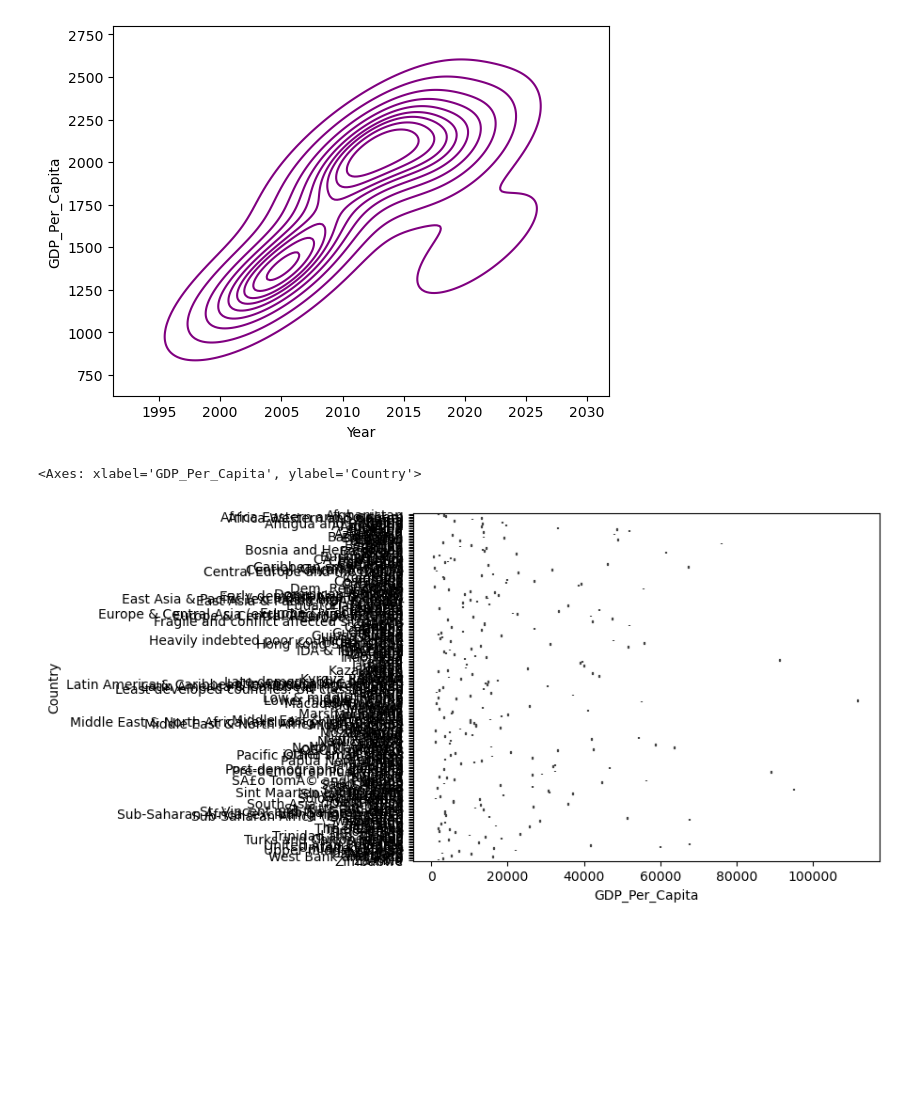
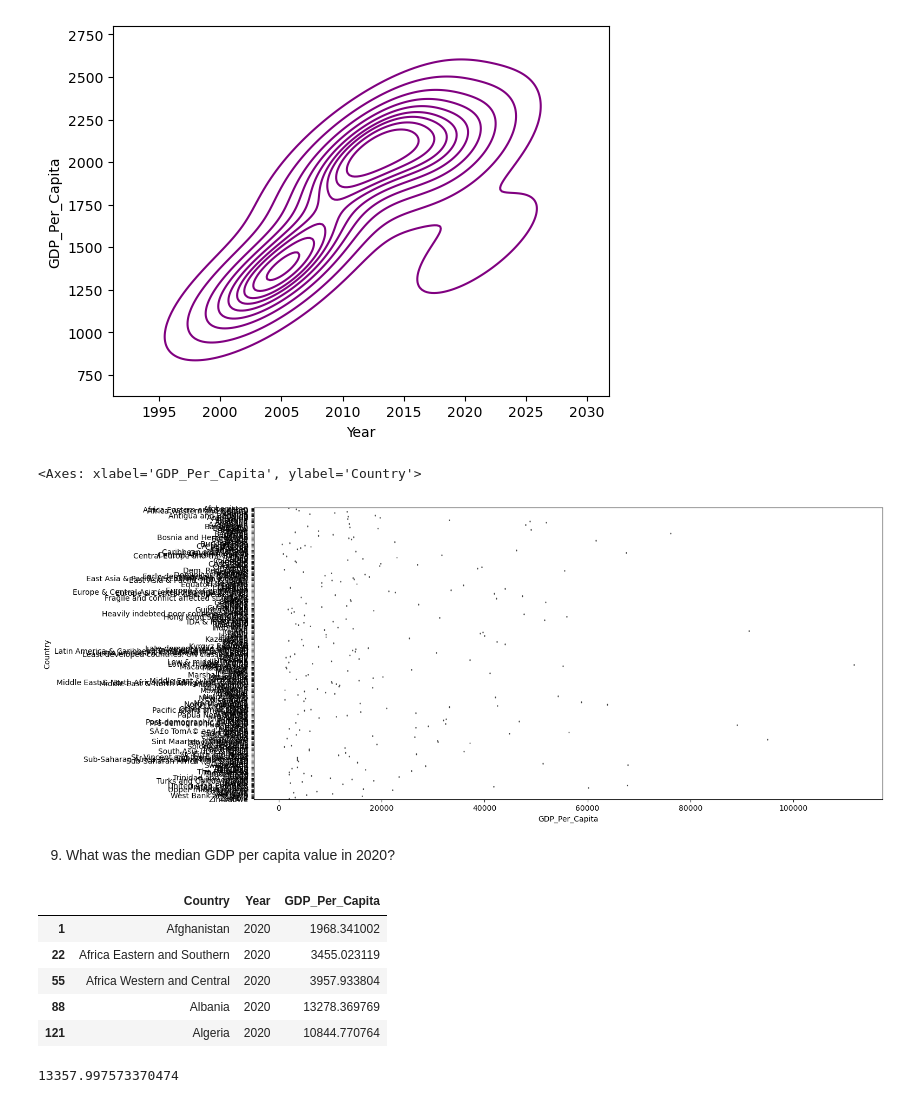
Before and after one commit to NSS-Data-Analytics-Cohort-12/un-python-sbotelh1, a Jupyter notebook: notebooks/first.ipynb, the cells around one changed output. Cells and saved outputs as stored; diff of their text form; code cells hidden in the pictures; blank space fills up the shorter version.

```diff
--- a/notebooks/first.ipynb
+++ b/notebooks/first.ipynb
@@ -239,7 +239,24 @@ sns.kdeplot(data=afg20, x='Year', y = 'GDP_Per_Capita', color="purple")
 <Axes: xlabel='Year', ylabel='GDP_Per_Capita'>
 [figure]
 # %%
+plt.figure(figsize = (15, 7))
+
 sns.boxplot( y=df20['Country'], x=df20['GDP_Per_Capita'])
 # %% [output]
 <Axes: xlabel='GDP_Per_Capita', ylabel='Country'>
-[figure, old version]
+[figure, new version]
+# %% [markdown]
+9. What was the median GDP per capita value in 2020?
+# %%
+df20.head()
+# %% [output]
+|  | Country | Year | GDP_Per_Capita |
+| 1 | Afghanistan | 2020 | 1968.341002 |
+| 22 | Africa Eastern and Southern | 2020 | 3455.023119 |
+| 55 | Africa Western and Central | 2020 | 3957.933804 |
+| 88 | Albania | 2020 | 13278.369769 |
+| 121 | Algeria | 2020 | 10844.770764 |
+# %%
+df20['GDP_Per_Capita'].median()
+# %% [output]
+13357.997573370474
```
Also changed, not shown: parts of 23 cells of this notebook.
